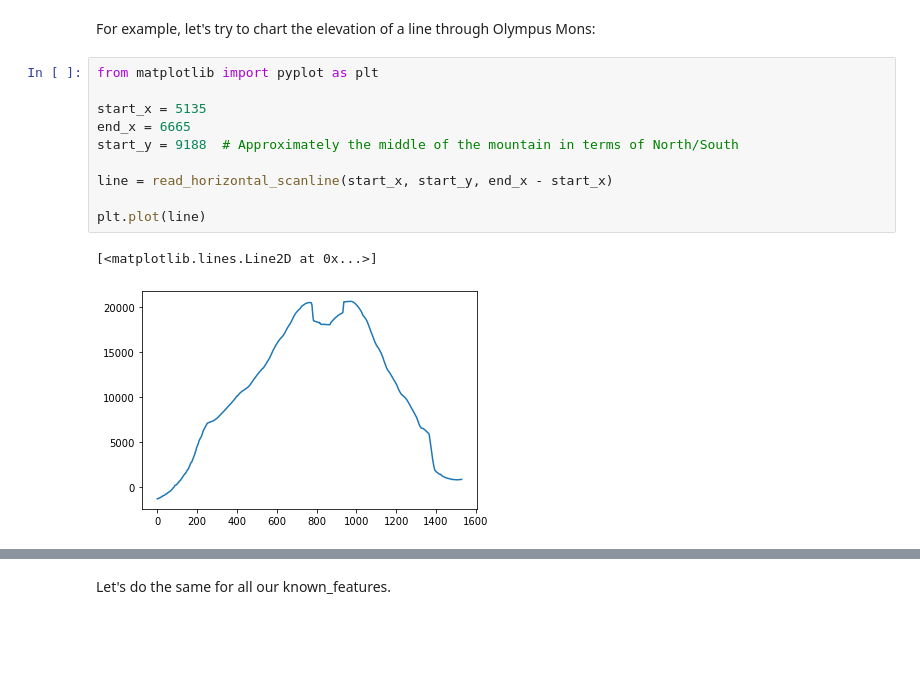
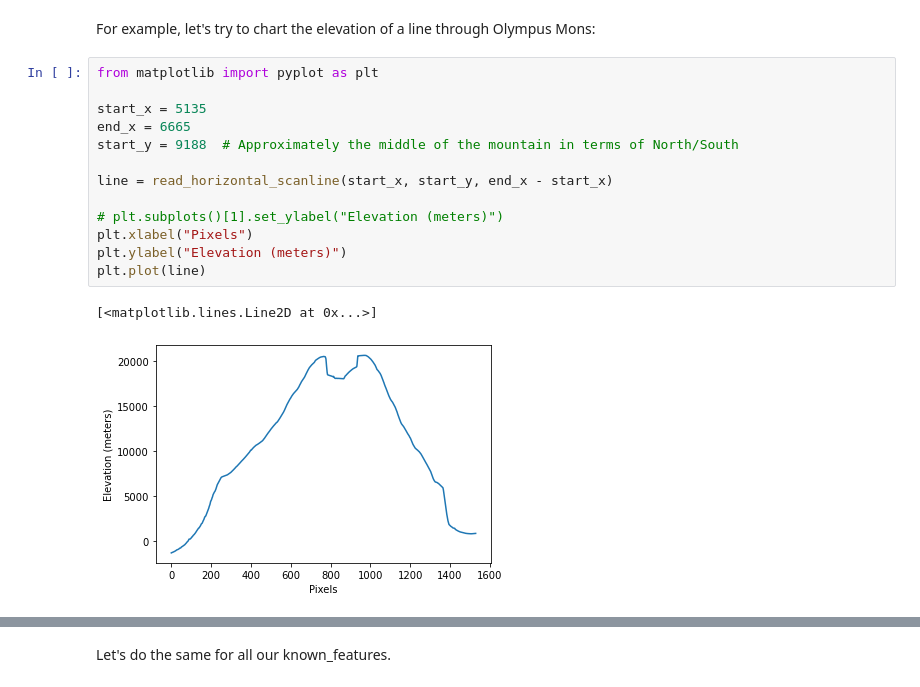
Before and after one commit to pydlv/mars, a Jupyter notebook: mars_archetypes.ipynb, the cells around one changed output, grey strips where cells are left out. Cells and saved outputs as stored; diff of their text form; blank space fills up the shorter version.

```diff
--- a/mars_archetypes.ipynb
+++ b/mars_archetypes.ipynb
@@ -41,16 +41,19 @@ For example, let's try to chart the elevation of a line through Olympus Mons:
 # %%
 from matplotlib import pyplot as plt
 
 start_x = 5135
 end_x = 6665
 start_y = 9188  # Approximately the middle of the mountain in terms of North/South
 
 line = read_horizontal_scanline(start_x, start_y, end_x - start_x)
 
+# plt.subplots()[1].set_ylabel("Elevation (meters)")
+plt.xlabel("Pixels")
+plt.ylabel("Elevation (meters)")
 plt.plot(line)
 # %% [output]
 [<matplotlib.lines.Line2D at 0x...>]
-[figure, old version]
+[figure, new version]
 # %% [markdown]
 Here is a top-down satellite image of the same volcano:
 ![olympus_mons.png](olympus_mons.png)
```
Also changed, not shown: parts of 1 cell of this notebook.
